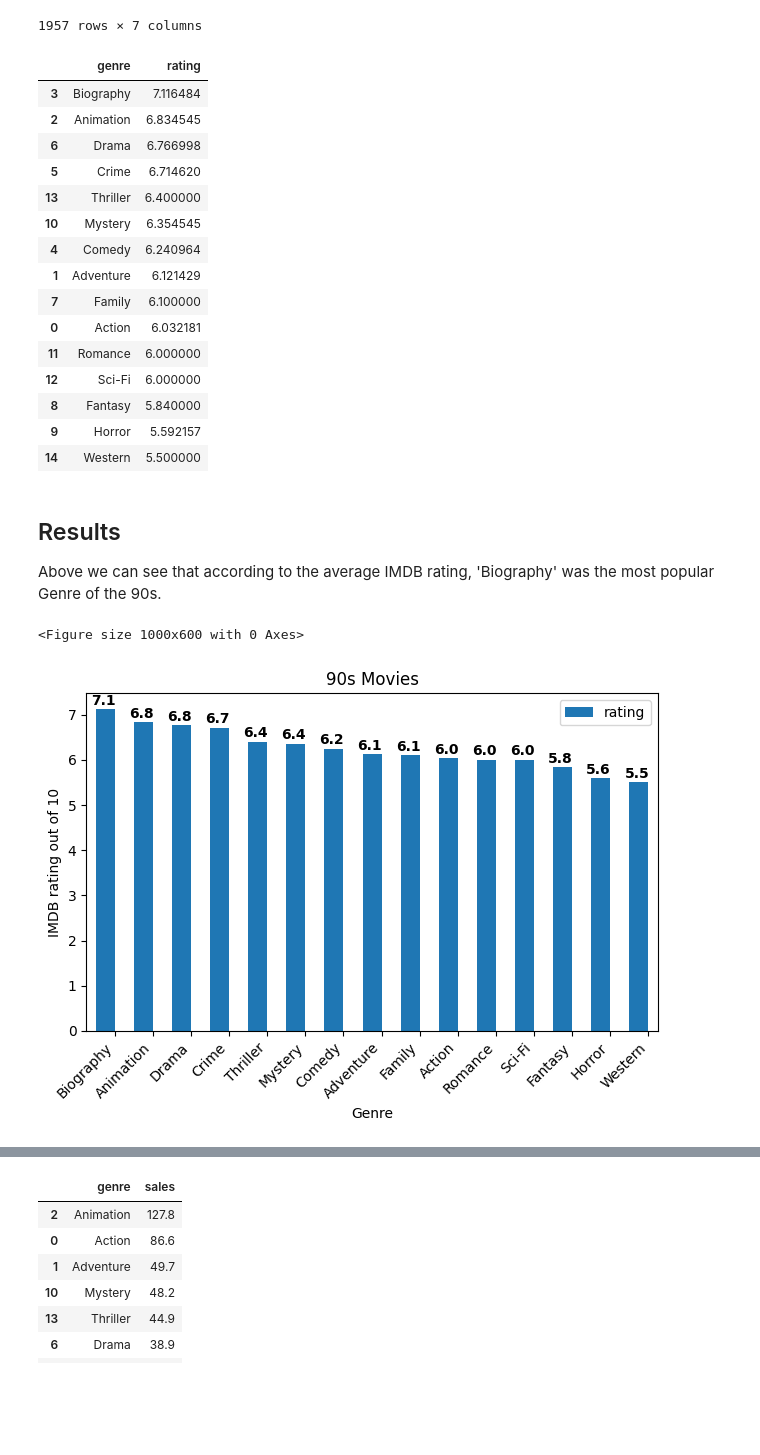
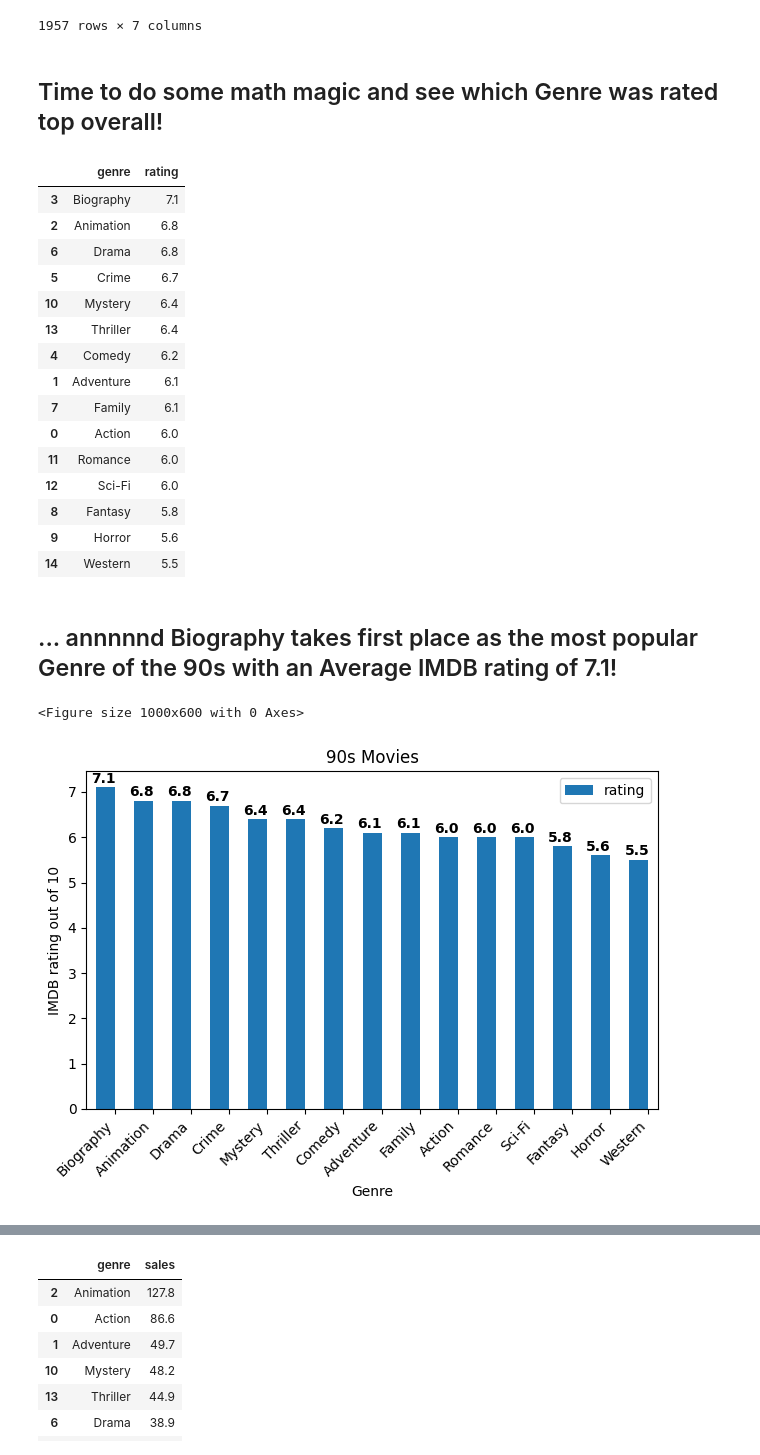
Before and after one commit to curtiscoleman/90s-Movies, a Jupyter notebook: Project.ipynb, the cells around one changed output, grey strips where cells are left out. Cells and saved outputs as stored; diff of their text form; code cells hidden in the pictures; blank space fills up the shorter version.

```diff
--- a/Project.ipynb
+++ b/Project.ipynb
@@ -130,51 +131,54 @@ movies_90s_df
 | 3594 | Bats | Horror | 1999 | 3.9 | 9900.0 | Louis Morneau | 10155690.0 |
 | 3559 | Baby Geniuses | Comedy | 1999 | 2.7 | 26000.0 | Bob Clark | 36450736.0 |
 1957 rows × 7 columns
+# %% [markdown]
+## Time to do some math magic and see which Genre was rated top overall!
 # %%
 # Here we are pulling the 'genre' column and the 'score' column from our new dataframe, combining all the entries in each individual
 # Genre, and then calculating the average score of all those entries.
-genre_mean_rating_90s = movies_90s_df.groupby('genre')['score'].mean()
+genre_mean_rating_90s = movies_90s_df.groupby('genre')['score'].mean().round(1)
 #Here we assign new index values for the columns to be referenced later on
 genre_mean_rating_90s_df = genre_mean_rating_90s.to_frame().reset_index()
 genre_mean_rating_90s_df.columns = ['genre', 'rating']
 #Sorts the resulting dataframe by highest average score to lowest average score.
 genre_mean_rating_90s_df = genre_mean_rating_90s_df.sort_values(by='rating', ascending=False)
 
 genre_mean_rating_90s_df
 # %% [output]
 |  | genre | rating |
-| 3 | Biography | 7.116484 |
-| 2 | Animation | 6.834545 |
-| 6 | Drama | 6.766998 |
-| 5 | Crime | 6.714620 |
-| 13 | Thriller | 6.400000 |
-| 10 | Mystery | 6.354545 |
-| 4 | Comedy | 6.240964 |
-| 1 | Adventure | 6.121429 |
-| 7 | Family | 6.100000 |
-| 0 | Action | 6.032181 |
-| 11 | Romance | 6.000000 |
-| 12 | Sci-Fi | 6.000000 |
-| 8 | Fantasy | 5.840000 |
-| 9 | Horror | 5.592157 |
-| 14 | Western | 5.500000 |
+| 3 | Biography | 7.1 |
+| 2 | Animation | 6.8 |
+| 6 | Drama | 6.8 |
+| 5 | Crime | 6.7 |
+| 10 | Mystery | 6.4 |
+| 13 | Thriller | 6.4 |
+| 4 | Comedy | 6.2 |
+| 1 | Adventure | 6.1 |
+| 7 | Family | 6.1 |
+| 0 | Action | 6.0 |
+| 11 | Romance | 6.0 |
+| 12 | Sci-Fi | 6.0 |
+| 8 | Fantasy | 5.8 |
+| 9 | Horror | 5.6 |
+| 14 | Western | 5.5 |
-# %% [markdown]
-## Results
-Above we can see that according to the average IMDB rating, 'Biography' was the most popular Genre of the 90s.
+# %% [markdown]
+## ... annnnnd Biography takes first place as the most popular Genre of the 90s with an Average IMDB rating of 7.1!
 # %%
+#To see a visual representation of how the scores played out in the 90s, reference the bar graph below.
 import matplotlib.pyplot as plt
 
 plt.figure(figsize=(10, 6))
 plot = genre_mean_rating_90s_df.plot(kind="bar", title="90s Movies", ylabel="IMDB rating out of 10", xlabel="Genre", x='genre')
+#xticks are the 'x' values being reference. this code formats them so that they appear diagonally and offset by .25
 plt.xticks(plot.get_xticks() + 0.25, genre_mean_rating_90s_df['genre'], rotation=45, ha='right')
-
+#plots the 'x' values above the corresponding bar and positions them as desired
 for i, v in enumerate(genre_mean_rating_90s_df['rating']):
     plt.text(i - 0.38, v + 0.1, str(round(v, 1)), color='black', fontweight='bold')
 
 plt.tight_layout()
 # %% [output]
 <Figure size 1000x600 with 0 Axes>
-[figure, old version]
+[figure, new version]
 # %%
 #This code expands on the original one to calculate the average score for each Genre throughout the entire dataframe (1980-2020)
 # displaying them in the same order (highest to smallest)
```
Also changed, not shown: parts of 14 cells of this notebook.
